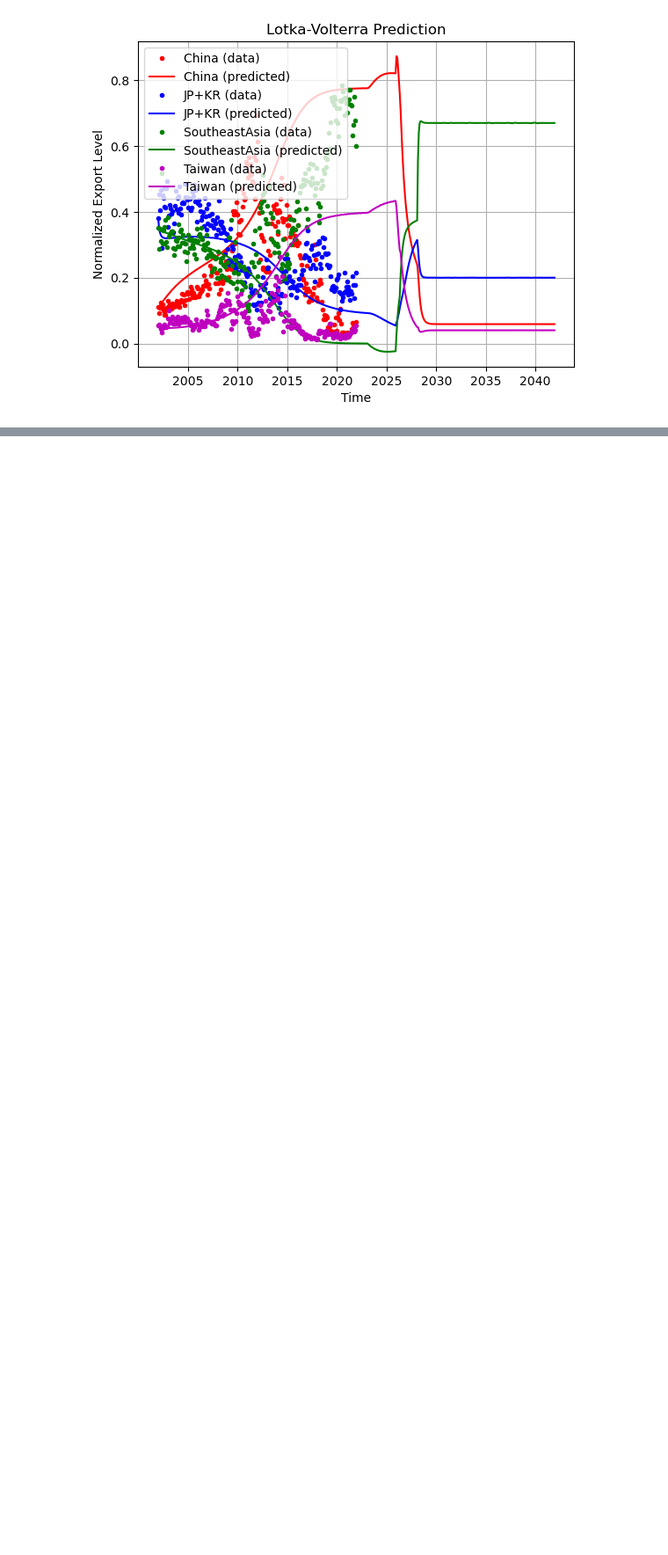
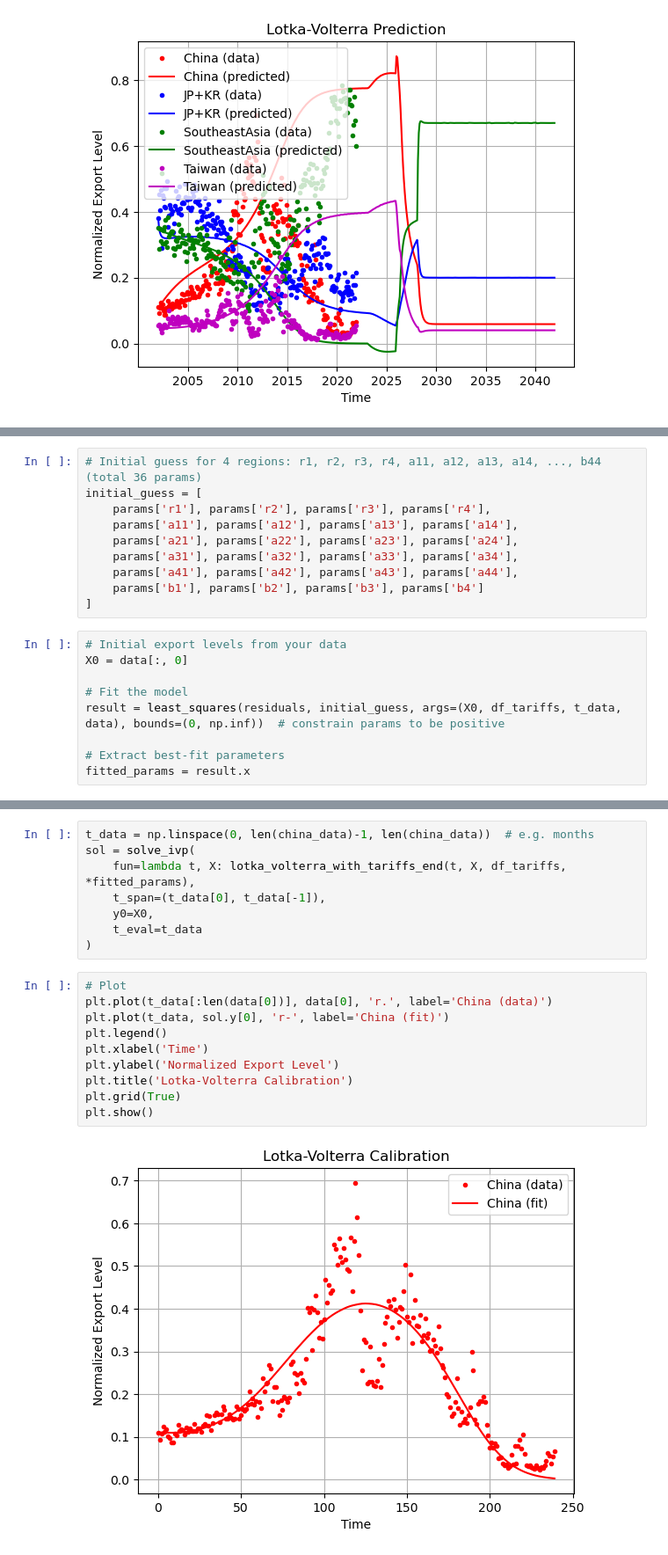
Before and after one commit to LeonardoPolverari/simulation_project, a Jupyter notebook: notebooks/Angius - Model for normalized values.ipynb, the cells around one changed output, grey strips where cells are left out. Shown at 88% size. Cells and saved outputs as stored; diff of their text form; blank space fills up the shorter version.

```diff
--- a/notebooks/Angius - Model for normalized values.ipynb
+++ b/notebooks/Angius - Model for normalized values.ipynb
@@ -367,0 +553,19 @@ plt.show()
+# %%
+# Initial guess for 4 regions: r1, r2, r3, r4, a11, a12, a13, a14, ..., b44 (total 36 params)
+initial_guess = [
+    params['r1'], params['r2'], params['r3'], params['r4'],
+    params['a11'], params['a12'], params['a13'], params['a14'],
+    params['a21'], params['a22'], params['a23'], params['a24'],
+    params['a31'], params['a32'], params['a33'], params['a34'],
+    params['a41'], params['a42'], params['a43'], params['a44'],
+    params['b1'], params['b2'], params['b3'], params['b4']
+]
+# %%
+# Initial export levels from your data
+X0 = data[:, 0]
+
+# Fit the model
+result = least_squares(residuals, initial_guess, args=(X0, df_tariffs, t_data, data), bounds=(0, np.inf))  # constrain params to be positive
+
+# Extract best-fit parameters
+fitted_params = result.x
@@ -367,0 +580,20 @@ plt.show()
+# %%
+t_data = np.linspace(0, len(china_data)-1, len(china_data))  # e.g. months
+sol = solve_ivp(
+    fun=lambda t, X: lotka_volterra_with_tariffs_end(t, X, df_tariffs, *fitted_params),
+    t_span=(t_data[0], t_data[-1]),
+    y0=X0,
+    t_eval=t_data
+)
+# %%
+# Plot
+plt.plot(t_data[:len(data[0])], data[0], 'r.', label='China (data)')
+plt.plot(t_data, sol.y[0], 'r-', label='China (fit)')
+plt.legend()
+plt.xlabel('Time')
+plt.ylabel('Normalized Export Level')
+plt.title('Lotka-Volterra Calibration')
+plt.grid(True)
+plt.show()
+# %% [output]
+[figure, added]
```
Also changed, not shown: parts of 28 cells of this notebook, 1 other file.
